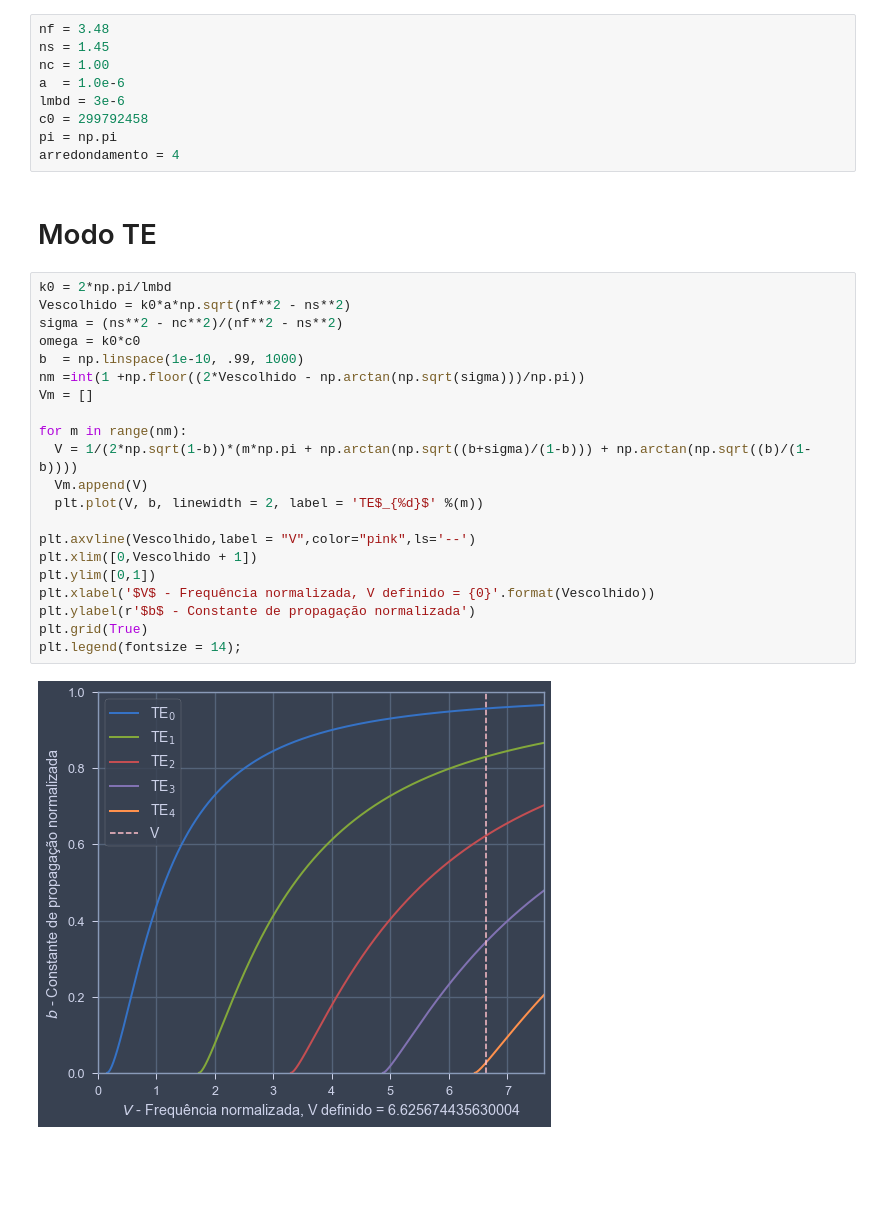
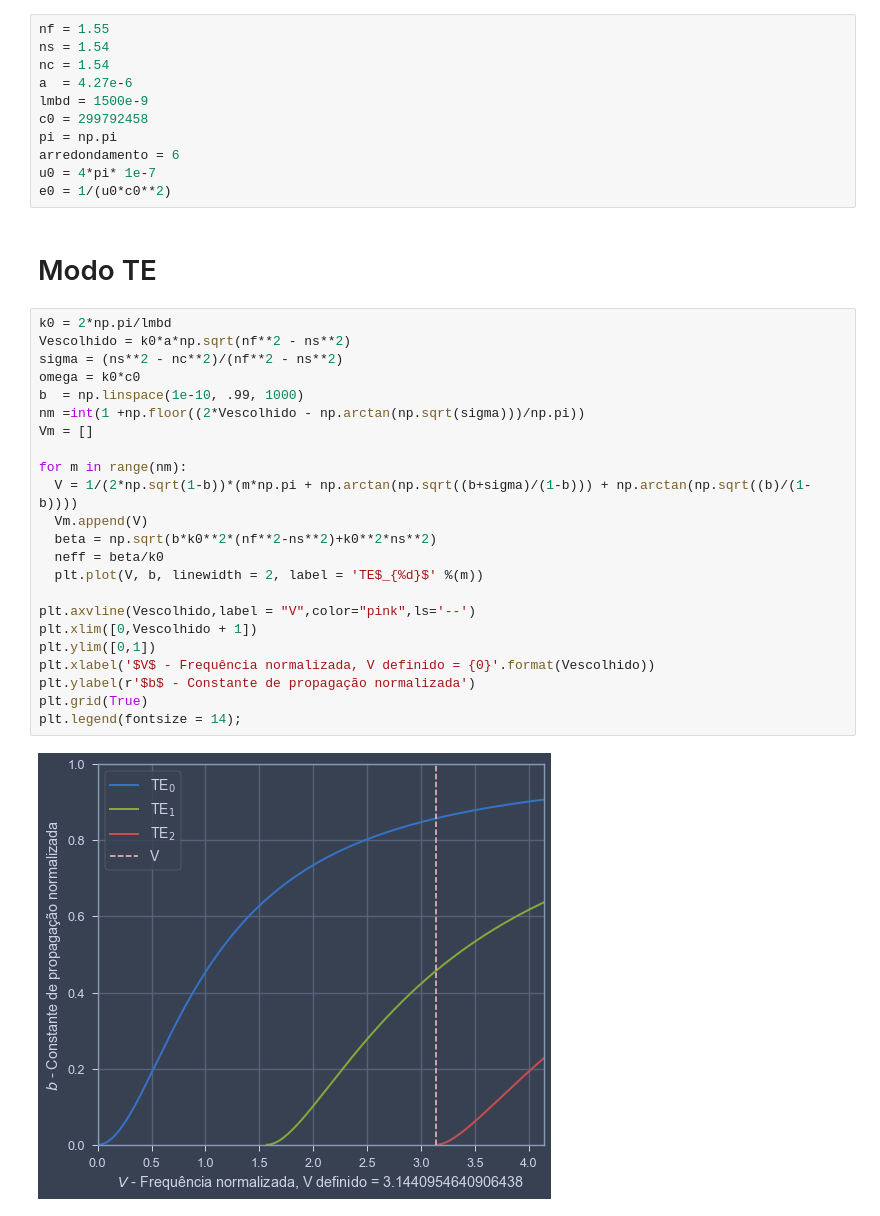
Before and after one commit to LucasLobo7/PhotonicIntegratedCircuits, a Jupyter notebook: jupyter/TE.ipynb, the cells around one changed output. Cells and saved outputs as stored; diff of their text form; blank space fills up the shorter version.

```diff
--- a/jupyter/TE.ipynb
+++ b/jupyter/TE.ipynb
@@ -2,39 +2,43 @@
 import numpy as np
 import matplotlib.pyplot as plt
 # %%
-nf = 3.48
-ns = 1.45
-nc = 1.00
-a  = 1.0e-6
-lmbd = 3e-6
+nf = 1.55
+ns = 1.54
+nc = 1.54
+a  = 4.27e-6
+lmbd = 1500e-9
 c0 = 299792458
 pi = np.pi
-arredondamento = 4
+arredondamento = 6
+u0 = 4*pi* 1e-7
+e0 = 1/(u0*c0**2)
 # %% [markdown]
 # Modo TE
 # %%
 k0 = 2*np.pi/lmbd
 Vescolhido = k0*a*np.sqrt(nf**2 - ns**2)
 sigma = (ns**2 - nc**2)/(nf**2 - ns**2)
 omega = k0*c0
 b  = np.linspace(1e-10, .99, 1000)
 nm =int(1 +np.floor((2*Vescolhido - np.arctan(np.sqrt(sigma)))/np.pi))
 Vm = []
 
 for m in range(nm):
   V = 1/(2*np.sqrt(1-b))*(m*np.pi + np.arctan(np.sqrt((b+sigma)/(1-b))) + np.arctan(np.sqrt((b)/(1-b))))
   Vm.append(V)
+  beta = np.sqrt(b*k0**2*(nf**2-ns**2)+k0**2*ns**2)
+  neff = beta/k0
   plt.plot(V, b, linewidth = 2, label = 'TE$_{%d}$' %(m))
 
 plt.axvline(Vescolhido,label = "V",color="pink",ls='--')
 plt.xlim([0,Vescolhido + 1])
 plt.ylim([0,1])
 plt.xlabel('$V$ - Frequência normalizada, V definido = {0}'.format(Vescolhido))
 plt.ylabel(r'$b$ - Constante de propagação normalizada')
 plt.grid(True)
 plt.legend(fontsize = 14);
 # %% [output]
-[figure, old version]
+[figure, new version]
 # %%
 
 tol = 1e-10
```
Also changed, not shown: parts of 6 cells of this notebook, 5 other files.
